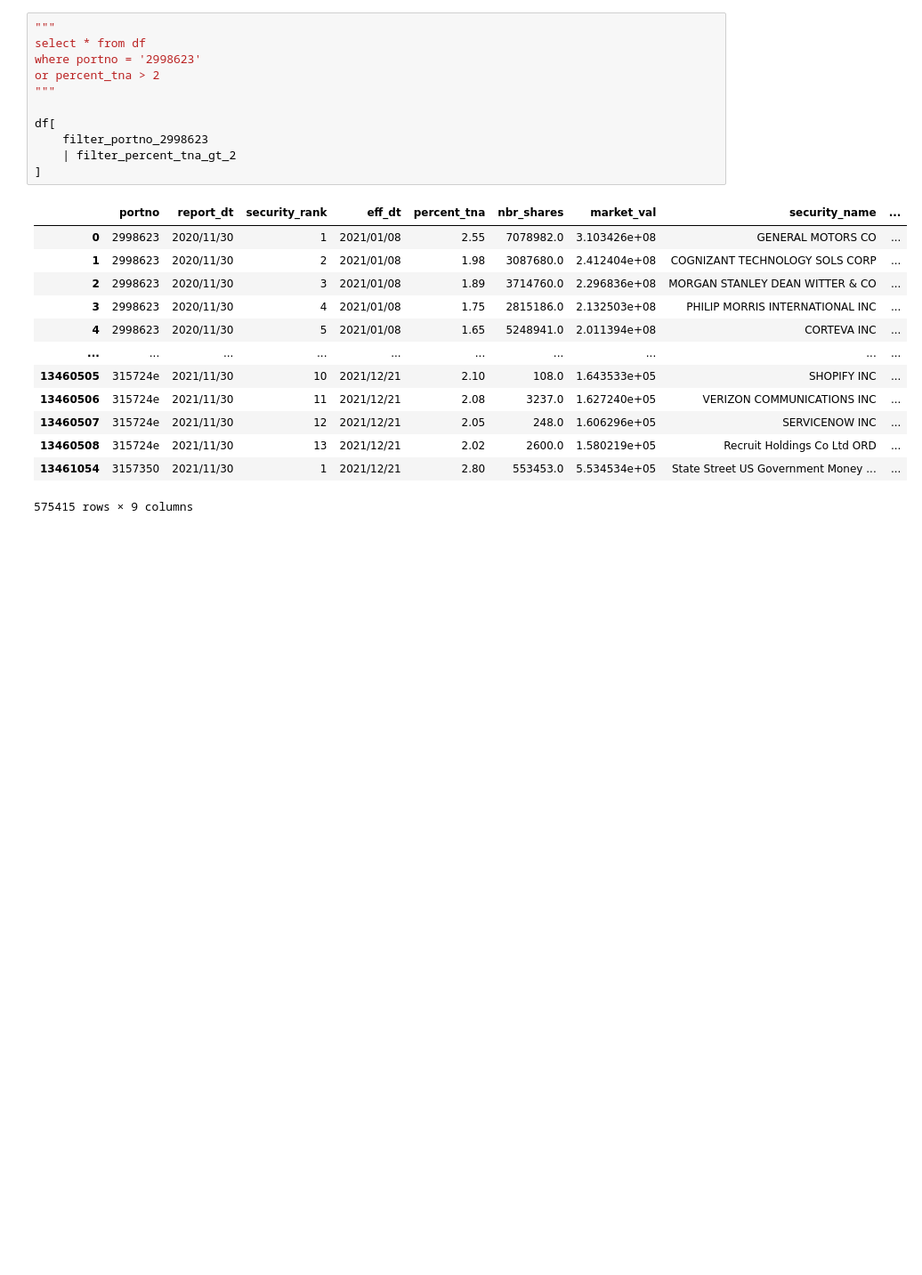
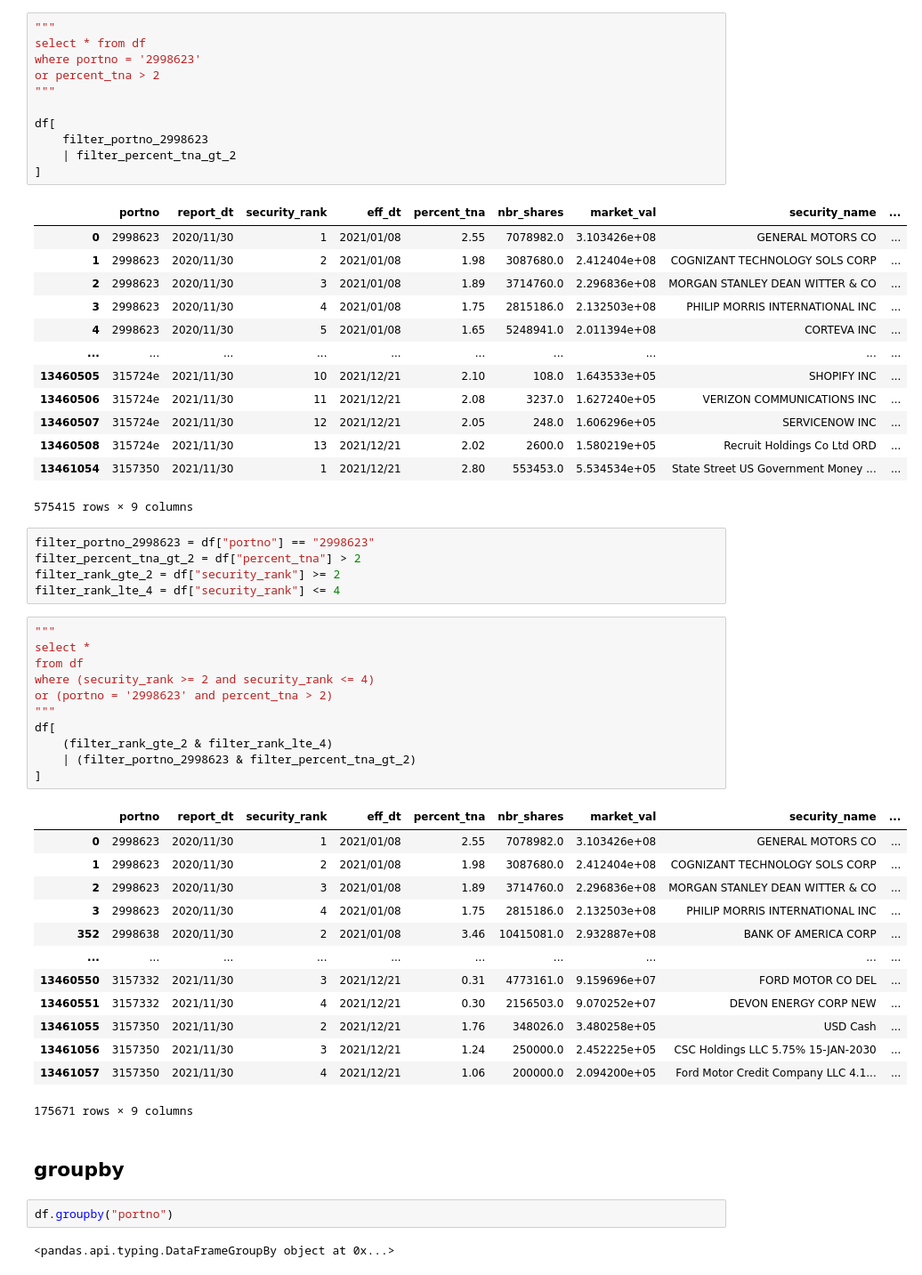
Before and after one commit to uuboyscy/tkr101, a Jupyter notebook: datapipeline/03_read_big_file.ipynb, the cells around one changed output. Shown at 89% size. Cells and saved outputs as stored; diff of their text form; blank space fills up the shorter version.

Commit message:
feat: :sparkles: Pandas groupby

```diff
--- a/datapipeline/03_read_big_file.ipynb
+++ b/datapipeline/03_read_big_file.ipynb
@@ -252,3 +252,39 @@ df[
 | 13460508 | 315724e | 2021/11/30 | 13 | 2021/12/21 | 2.02 | 2600.0 | 1.580219e+05 | Recruit Holdings Co Ltd ORD | ... |
 | 13461054 | 3157350 | 2021/11/30 | 1 | 2021/12/21 | 2.80 | 553453.0 | 5.534534e+05 | State Street US Government Money ... | ... |
 575415 rows × 9 columns
+# %%
+filter_portno_2998623 = df["portno"] == "2998623"
+filter_percent_tna_gt_2 = df["percent_tna"] > 2
+filter_rank_gte_2 = df["security_rank"] >= 2
+filter_rank_lte_4 = df["security_rank"] <= 4
+# %%
+"""
+select *
+from df
+where (security_rank >= 2 and security_rank <= 4)
+or (portno = '2998623' and percent_tna > 2)
+"""
+df[
+    (filter_rank_gte_2 & filter_rank_lte_4)
+    | (filter_portno_2998623 & filter_percent_tna_gt_2)
+]
+# %% [output]
+|  | portno | report_dt | security_rank | eff_dt | percent_tna | nbr_shares | market_val | security_name | ... |
+| 0 | 2998623 | 2020/11/30 | 1 | 2021/01/08 | 2.55 | 7078982.0 | 3.103426e+08 | GENERAL MOTORS CO | ... |
+| 1 | 2998623 | 2020/11/30 | 2 | 2021/01/08 | 1.98 | 3087680.0 | 2.412404e+08 | COGNIZANT TECHNOLOGY SOLS CORP | ... |
+| 2 | 2998623 | 2020/11/30 | 3 | 2021/01/08 | 1.89 | 3714760.0 | 2.296836e+08 | MORGAN STANLEY DEAN WITTER & CO | ... |
+| 3 | 2998623 | 2020/11/30 | 4 | 2021/01/08 | 1.75 | 2815186.0 | 2.132503e+08 | PHILIP MORRIS INTERNATIONAL INC | ... |
+| 352 | 2998638 | 2020/11/30 | 2 | 2021/01/08 | 3.46 | 10415081.0 | 2.932887e+08 | BANK OF AMERICA CORP | ... |
+| ... | ... | ... | ... | ... | ... | ... | ... | ... | ... |
+| 13460550 | 3157332 | 2021/11/30 | 3 | 2021/12/21 | 0.31 | 4773161.0 | 9.159696e+07 | FORD MOTOR CO DEL | ... |
+| 13460551 | 3157332 | 2021/11/30 | 4 | 2021/12/21 | 0.30 | 2156503.0 | 9.070252e+07 | DEVON ENERGY CORP NEW | ... |
+| 13461055 | 3157350 | 2021/11/30 | 2 | 2021/12/21 | 1.76 | 348026.0 | 3.480258e+05 | USD Cash | ... |
+| 13461056 | 3157350 | 2021/11/30 | 3 | 2021/12/21 | 1.24 | 250000.0 | 2.452225e+05 | CSC Holdings LLC 5.75% 15-JAN-2030 | ... |
+| 13461057 | 3157350 | 2021/11/30 | 4 | 2021/12/21 | 1.06 | 200000.0 | 2.094200e+05 | Ford Motor Credit Company LLC 4.1... | ... |
+175671 rows × 9 columns
+# %% [markdown]
+## groupby
+# %%
+df.groupby("portno")
+# %% [output]
+<pandas.api.typing.DataFrameGroupBy object at 0x...>
```
Also changed, not shown: parts of 8 cells of this notebook.
